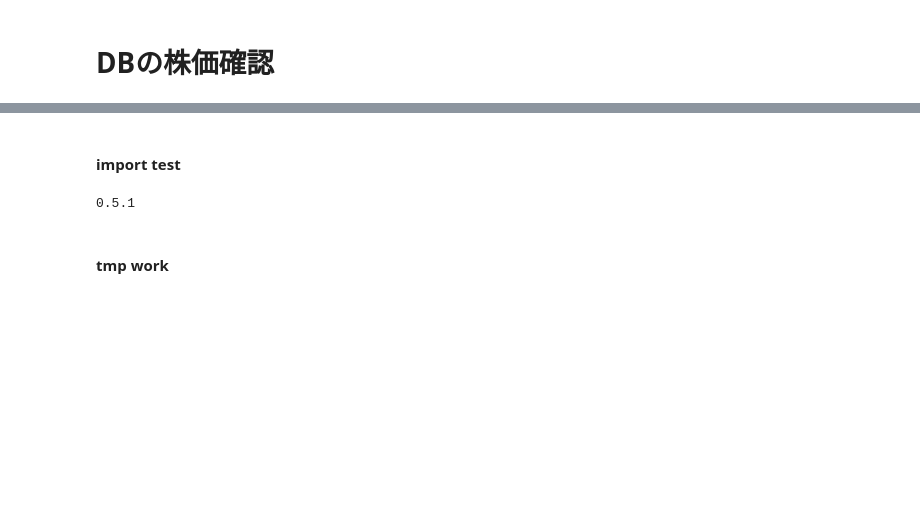
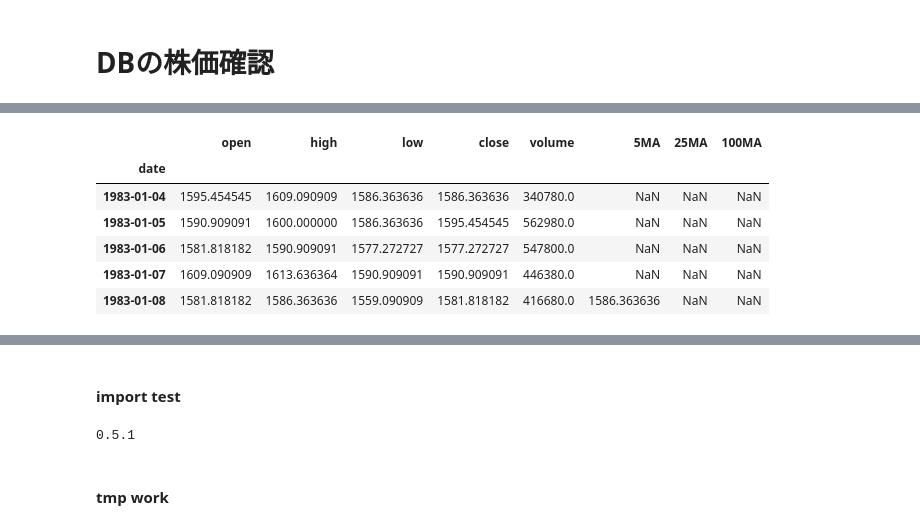
Before and after one commit to riron1206/03.stock_repo, a Jupyter notebook: sqlite_analysis/example.ipynb, the cells around one changed output, grey strips where cells are left out. Drawn from its saved outputs; the diff is of its cells as text; code cells hidden in the pictures; blank space fills up the shorter version.

```diff
--- a/sqlite_analysis/example.ipynb
+++ b/sqlite_analysis/example.ipynb
@@ -42,3 +42,20 @@ display_charts(df[['close', '5MA', '25MA', '100MA']], chart_type='stock')
 | 1994-11-01 | 1090.0 | 1110.0 | 1080.0 | 1110.0 | 4821000 | NaN | NaN | NaN |
 | 1994-11-02 | 1100.0 | 1110.0 | 1070.0 | 1080.0 | 4250000 | 1086.0 | NaN | NaN |
 [interactive output not drawn]
+# %%
+# SONY
+code = 6758
+df = util.fetch_prices_to_df(code)
+df['5MA'] = df['close'].rolling(window=5).mean()
+df['25MA'] = df['close'].rolling(window=25).mean()
+df['100MA'] = df['close'].rolling(window=100).mean()
+display(df.head())
+display_charts(df[['close', '5MA', '25MA', '100MA']], chart_type='stock')
+# %% [output]
+|  | open | high | low | close | volume | 5MA | 25MA | 100MA |
+| date |  |  |  |  |  |  |  |  |
+| 1983-01-04 | 1595.454545 | 1609.090909 | 1586.363636 | 1586.363636 | 340780.0 | NaN | NaN | NaN |
+| 1983-01-05 | 1590.909091 | 1600.000000 | 1586.363636 | 1595.454545 | 562980.0 | NaN | NaN | NaN |
+| 1983-01-06 | 1581.818182 | 1590.909091 | 1577.272727 | 1577.272727 | 547800.0 | NaN | NaN | NaN |
+| 1983-01-07 | 1609.090909 | 1613.636364 | 1590.909091 | 1590.909091 | 446380.0 | NaN | NaN | NaN |
+| 1983-01-08 | 1581.818182 | 1586.363636 | 1559.090909 | 1581.818182 | 416680.0 | 1586.363636 | NaN | NaN |
```
Also changed, not shown: parts of 1 cell of this notebook, 10 other files.
